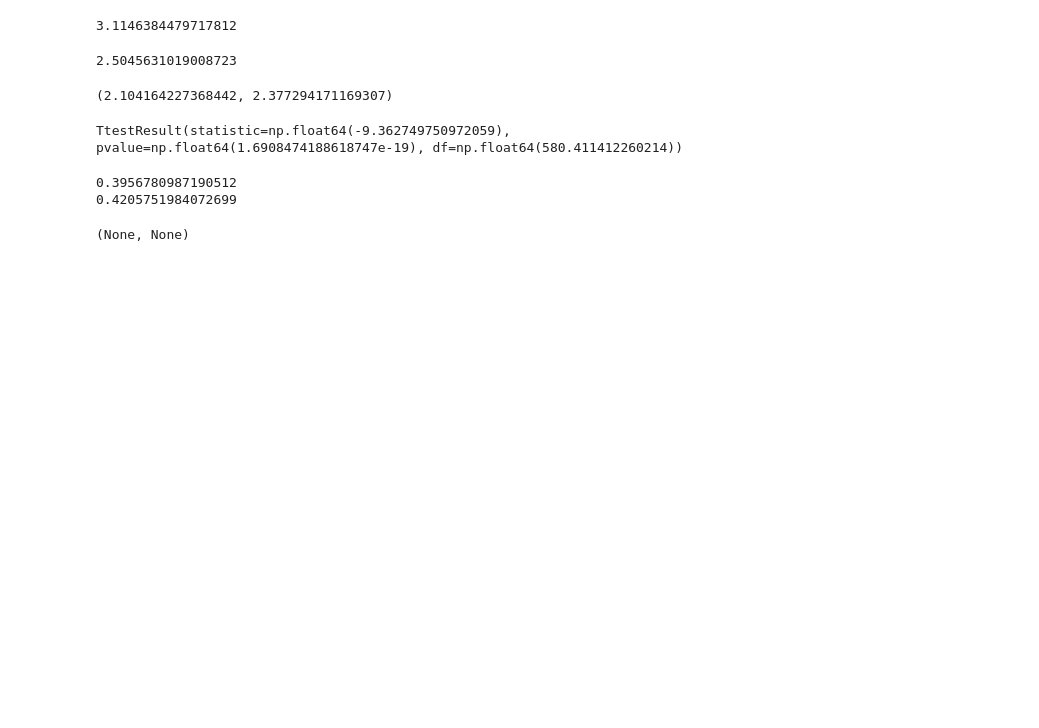
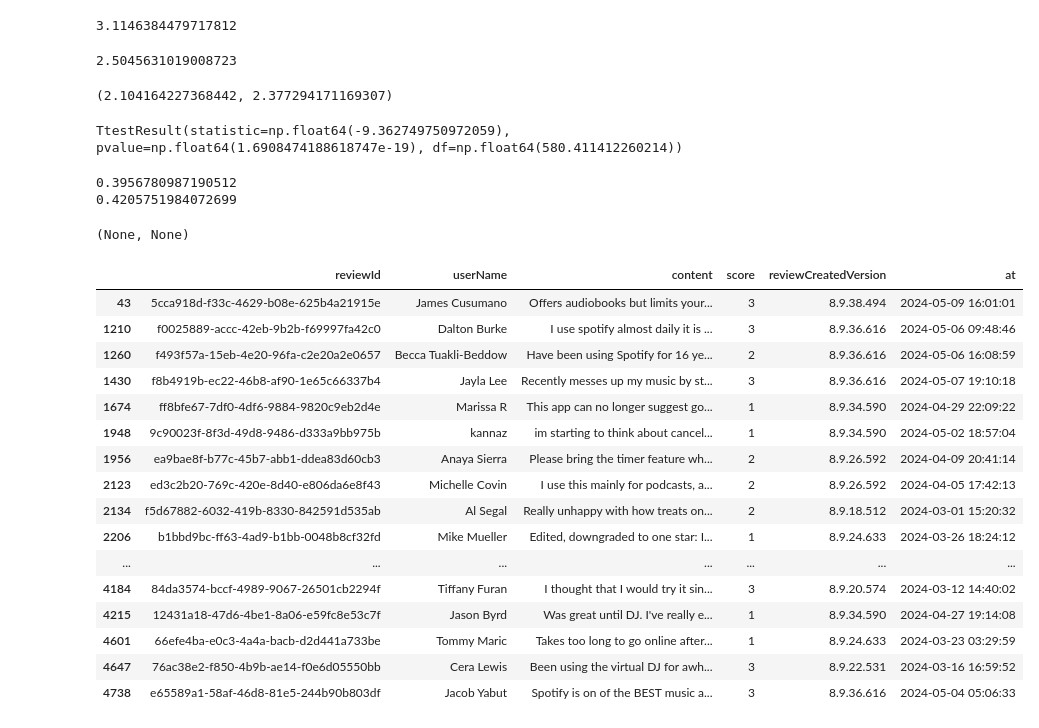
Before and after one commit to zevdavis/data_sci_project_1, a Jupyter notebook: dsp1_analysis.ipynb, the cells around one changed output. Drawn from its saved outputs; the diff is of its cells as text; code cells hidden in the pictures; blank space fills up the shorter version.

```diff
--- a/dsp1_analysis.ipynb
+++ b/dsp1_analysis.ipynb
@@ -144,3 +144,24 @@ print(cohens_d_1), print(cohens_d_2)
 0.3956780987190512
 0.4205751984072699
 (None, None)
+# %%
+dissatisfied_dj_ratings = dj_df[dj_df["score"] <= 3]
+dissatisfied_dj_ratings.head(50)
+# %% [output]
+|  | reviewId | userName | content | score | reviewCreatedVersion | at |
+| 43 | 5cca918d-f33c-4629-b08e-625b4a21915e | James Cusumano | Offers audiobooks but limits your... | 3 | 8.9.38.494 | 2024-05-09 16:01:01 |
+| 1210 | f0025889-accc-42eb-9b2b-f69997fa42c0 | Dalton Burke | I use spotify almost daily it is ... | 3 | 8.9.36.616 | 2024-05-06 09:48:46 |
+| 1260 | f493f57a-15eb-4e20-96fa-c2e20a2e0657 | Becca Tuakli-Beddow | Have been using Spotify for 16 ye... | 2 | 8.9.36.616 | 2024-05-06 16:08:59 |
+| 1430 | f8b4919b-ec22-46b8-af90-1e65c66337b4 | Jayla Lee | Recently messes up my music by st... | 3 | 8.9.36.616 | 2024-05-07 19:10:18 |
+| 1674 | ff8bfe67-7df0-4df6-9884-9820c9eb2d4e | Marissa R | This app can no longer suggest go... | 1 | 8.9.34.590 | 2024-04-29 22:09:22 |
+| 1948 | 9c90023f-8f3d-49d8-9486-d333a9bb975b | kannaz | im starting to think about cancel... | 1 | 8.9.34.590 | 2024-05-02 18:57:04 |
+| 1956 | ea9bae8f-b77c-45b7-abb1-ddea83d60cb3 | Anaya Sierra | Please bring the timer feature wh... | 2 | 8.9.26.592 | 2024-04-09 20:41:14 |
+| 2123 | ed3c2b20-769c-420e-8d40-e806da6e8f43 | Michelle Covin | I use this mainly for podcasts, a... | 2 | 8.9.26.592 | 2024-04-05 17:42:13 |
+| 2134 | f5d67882-6032-419b-8330-842591d535ab | Al Segal | Really unhappy with how treats on... | 2 | 8.9.18.512 | 2024-03-01 15:20:32 |
+| 2206 | b1bbd9bc-ff63-4ad9-b1bb-0048b8cf32fd | Mike Mueller | Edited, downgraded to one star: I... | 1 | 8.9.24.633 | 2024-03-26 18:24:12 |
+| ... | ... | ... | ... | ... | ... | ... |
+| 4184 | 84da3574-bccf-4989-9067-26501cb2294f | Tiffany Furan | I thought that I would try it sin... | 3 | 8.9.20.574 | 2024-03-12 14:40:02 |
+| 4215 | 12431a18-47d6-4be1-8a06-e59fc8e53c7f | Jason Byrd | Was great until DJ. I've really e... | 1 | 8.9.34.590 | 2024-04-27 19:14:08 |
+| 4601 | 66efe4ba-e0c3-4a4a-bacb-d2d441a733be | Tommy Maric | Takes too long to go online after... | 1 | 8.9.24.633 | 2024-03-23 03:29:59 |
+| 4647 | 76ac38e2-f850-4b9b-ae14-f0e6d05550bb | Cera Lewis | Been using the virtual DJ for awh... | 3 | 8.9.22.531 | 2024-03-16 16:59:52 |
+| 4738 | e65589a1-58af-46d8-81e5-244b90b803df | Jacob Yabut | Spotify is on of the BEST music a... | 3 | 8.9.36.616 | 2024-05-04 05:06:33 |
```
Also changed, not shown: parts of 7 cells of this notebook.
